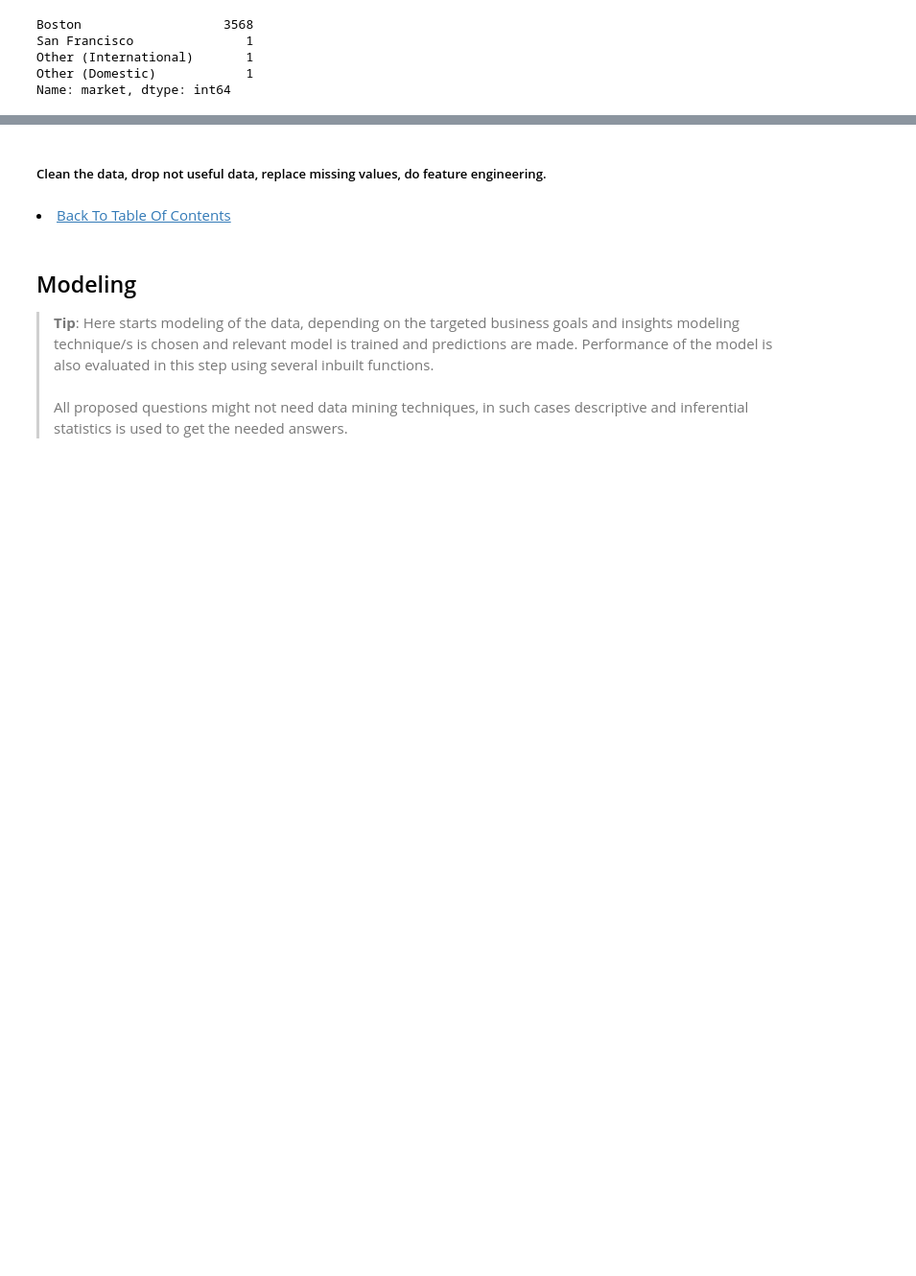
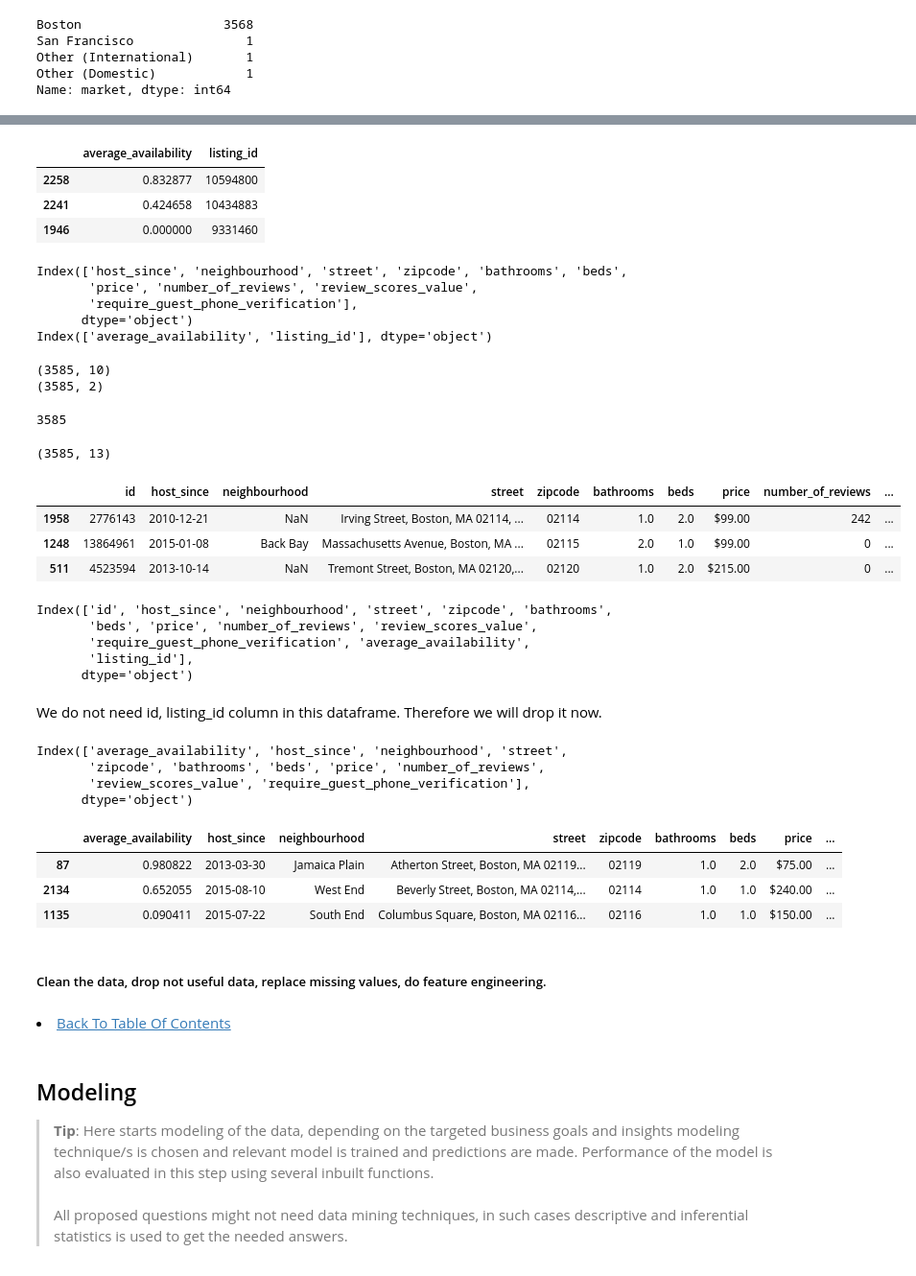
Before and after one commit to sdaphtardar/airbnb_dataset_analysis, a Jupyter notebook: AirBnB_Data_Analysis.ipynb, the cells around one changed output, grey strips where cells are left out. Shown: that part at 96% size. Saved outputs shown, nothing was run; the diff lists cells and outputs as text; code cells hidden in the pictures; blank space fills up the shorter version.

Commit message:
Create dataframes with relevant x and y for each question

```diff
--- a/AirBnB_Data_Analysis.ipynb
+++ b/AirBnB_Data_Analysis.ipynb
@@ -1084,0 +1175,55 @@ Name: market, dtype: int64
+# %%
+temp_df['listing_id'] = temp_df.index
+# %%
+temp_df.reset_index(drop=True, inplace=True)
+# %%
+temp_df.sample(3)
+# %% [output]
+|  | average_availability | listing_id |
+| 2258 | 0.832877 | 10594800 |
+| 2241 | 0.424658 | 10434883 |
+| 1946 | 0.000000 | 9331460 |
+# %%
+df_predict_listing_average_availability = df_predict_listing_average_availability[predict_listing_average_availability_x]
+# %%
+print(df_predict_listing_average_availability.columns)
+print(temp_df.columns)
+# %% [output]
+Index(['host_since', 'neighbourhood', 'street', 'zipcode', 'bathrooms', 'beds',
+       'price', 'number_of_reviews', 'review_scores_value',
+       'require_guest_phone_verification'],
+      dtype='object')
+Index(['average_availability', 'listing_id'], dtype='object')
+# %%
+print(df_predict_listing_average_availability.shape)
+print(temp_df.shape)
+# %% [output]
+(3585, 10)
+(3585, 2)
+# %%
+len(df_predict_listing_average_availability.merge(temp_df, left_on='id', right_on='listing_id'))
+# %% [output]
+3585
+# %%
+df_predict_listing_average_availability = df_predict_listing_average_availability.merge(temp_df, left_on='id', right_on='listing_id')
+# %%
+df_predict_listing_average_availability.shape
+# %% [output]
+(3585, 13)
+# %%
+df_predict_listing_average_availability.sample(3)
+# %% [output]
+|  | id | host_since | neighbourhood | street | zipcode | bathrooms | beds | price | number_of_reviews | ... |
+| 1958 | 2776143 | 2010-12-21 | NaN | Irving Street, Boston, MA 02114, ... | 02114 | 1.0 | 2.0 | $99.00 | 242 | ... |
+| 1248 | 13864961 | 2015-01-08 | Back Bay | Massachusetts Avenue, Boston, MA ... | 02115 | 2.0 | 1.0 | $99.00 | 0 | ... |
+| 511 | 4523594 | 2013-10-14 | NaN | Tremont Street, Boston, MA 02120,... | 02120 | 1.0 | 2.0 | $215.00 | 0 | ... |
+# %%
+df_predict_listing_average_availability.columns
+# %% [output]
+Index(['id', 'host_since', 'neighbourhood', 'street', 'zipcode', 'bathrooms',
+       'beds', 'price', 'number_of_reviews', 'review_scores_value',
+       'require_guest_phone_verification', 'average_availability',
+       'listing_id'],
+      dtype='object')
+# %% [markdown]
+We do not need id, listing_id column in this dataframe. Therefore we will drop it now.
@@ -1085,3 +1236,17 @@ Name: market, dtype: int64
+# %%
+df_predict_listing_average_availability.columns
+# %% [output]
+Index(['average_availability', 'host_since', 'neighbourhood', 'street',
+       'zipcode', 'bathrooms', 'beds', 'price', 'number_of_reviews',
+       'review_scores_value', 'require_guest_phone_verification'],
+      dtype='object')
+# %%
+df_predict_listing_average_availability.sample(3)
+# %% [output]
+|  | average_availability | host_since | neighbourhood | street | zipcode | bathrooms | beds | price | ... |
+| 87 | 0.980822 | 2013-03-30 | Jamaica Plain | Atherton Street, Boston, MA 02119... | 02119 | 1.0 | 2.0 | $75.00 | ... |
+| 2134 | 0.652055 | 2015-08-10 | West End | Beverly Street, Boston, MA 02114,... | 02114 | 1.0 | 1.0 | $240.00 | ... |
+| 1135 | 0.090411 | 2015-07-22 | South End | Columbus Square, Boston, MA 02116... | 02116 | 1.0 | 1.0 | $150.00 | ... |
 # %% [markdown]
 ##### Clean the data, drop not useful data, replace missing values, do feature engineering.
 # %%
```
Also changed, not shown: parts of 26 cells of this notebook.
